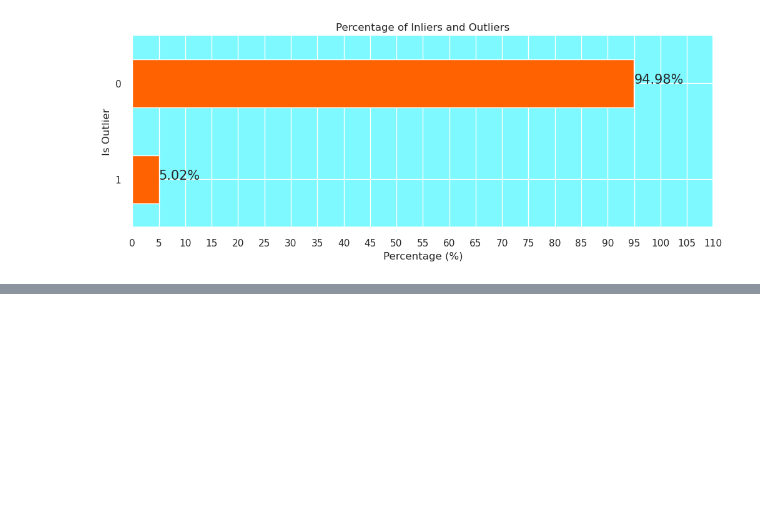
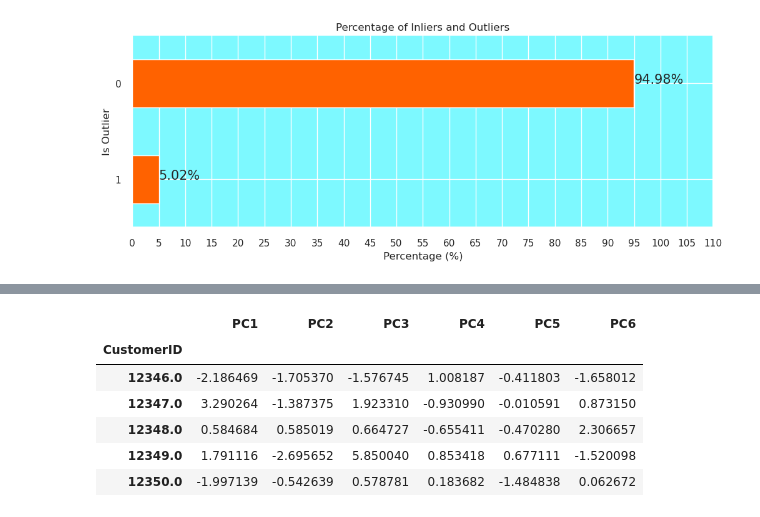
Before and after one commit to AMIdrissi/Recommendation-System, a Jupyter notebook: recommendationSystem.ipynb, the cells around one changed output, grey strips where cells are left out. Cells and saved outputs as stored; diff of their text form; code cells hidden in the pictures; blank space fills up the shorter version.

```diff
--- a/recommendationSystem.ipynb
+++ b/recommendationSystem.ipynb
@@ -1015,0 +1245,11 @@ from the plot above we have about 5% of customers that have been flagged as outl
+# %%
+# Displaying the resulting dataframe based on the Principal comonents
+customer_data_pca.head()
+# %% [output]
+|  | PC1 | PC2 | PC3 | PC4 | PC5 | PC6 |
+| CustomerID |  |  |  |  |  |  |
+| 12346.0 | -2.186469 | -1.705370 | -1.576745 | 1.008187 | -0.411803 | -1.658012 |
+| 12347.0 | 3.290264 | -1.387375 | 1.923310 | -0.930990 | -0.010591 | 0.873150 |
+| 12348.0 | 0.584684 | 0.585019 | 0.664727 | -0.655411 | -0.470280 | 2.306657 |
+| 12349.0 | 1.791116 | -2.695652 | 5.850040 | 0.853418 | 0.677111 | -1.520098 |
+| 12350.0 | -1.997139 | -0.542639 | 0.578781 | 0.183682 | -1.484838 | 0.062672 |
```
Also changed, not shown: parts of 17 cells of this notebook.
